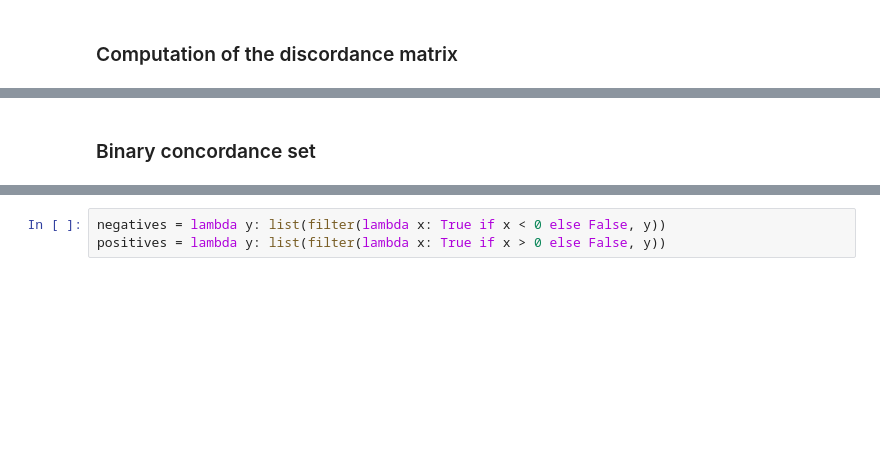
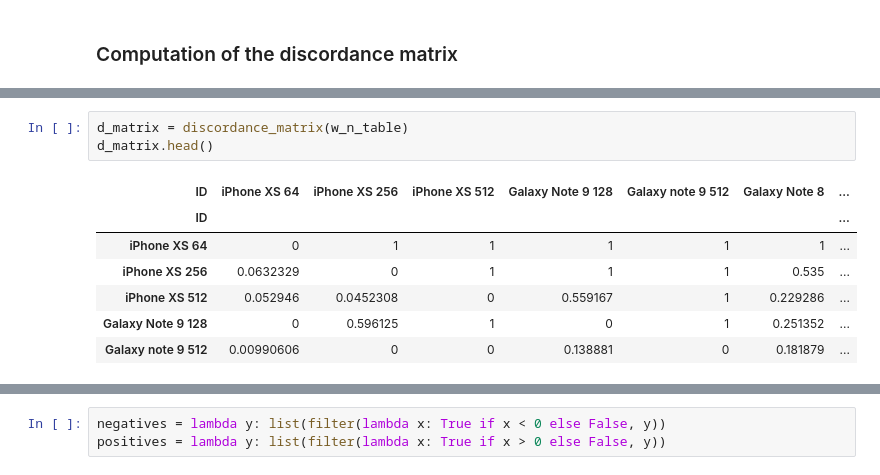
Before and after one commit to gmagannaDevelop/Electre, a Jupyter notebook: ELECTRE.ipynb, the cells around one changed output, grey strips where cells are left out. Saved outputs shown, nothing was run; the diff lists cells and outputs as text; blank space fills up the shorter version.

```diff
--- a/ELECTRE.ipynb
+++ b/ELECTRE.ipynb
@@ -350,2 +298,11 @@ _d_matrix
-# %% [markdown]
-### Binary concordance set
+# %%
+d_matrix = discordance_matrix(w_n_table)
+d_matrix.head()
+# %% [output]
+| ID | iPhone XS 64 | iPhone XS 256 | iPhone XS 512 | Galaxy Note 9 128 | Galaxy note 9 512 | Galaxy Note 8 | ... |
+| ID |  |  |  |  |  |  | ... |
+| iPhone XS 64 | 0 | 1 | 1 | 1 | 1 | 1 | ... |
+| iPhone XS 256 | 0.0632329 | 0 | 1 | 1 | 1 | 0.535 | ... |
+| iPhone XS 512 | 0.052946 | 0.0452308 | 0 | 0.559167 | 1 | 0.229286 | ... |
+| Galaxy Note 9 128 | 0 | 0.596125 | 1 | 0 | 1 | 0.251352 | ... |
+| Galaxy note 9 512 | 0.00990606 | 0 | 0 | 0.138881 | 0 | 0.181879 | ... |
```
Also changed, not shown: parts of 7 cells of this notebook, 1 other file.
